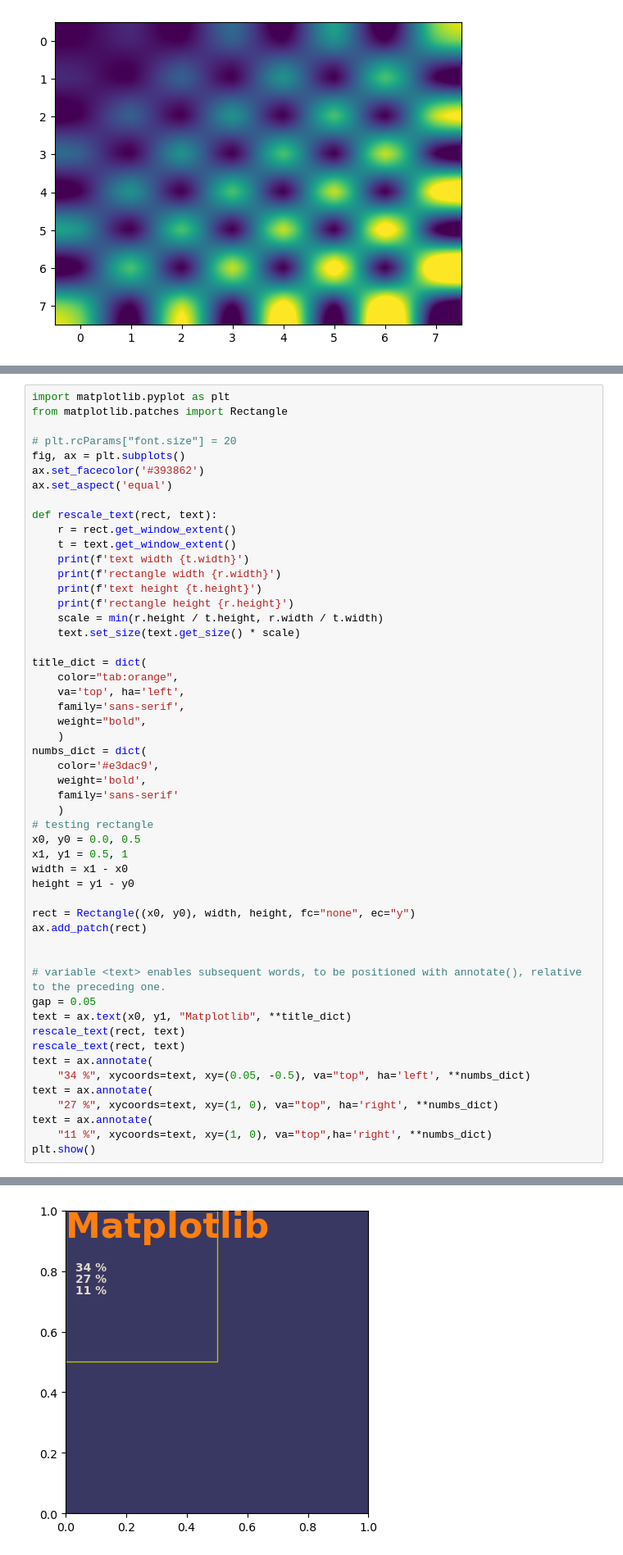
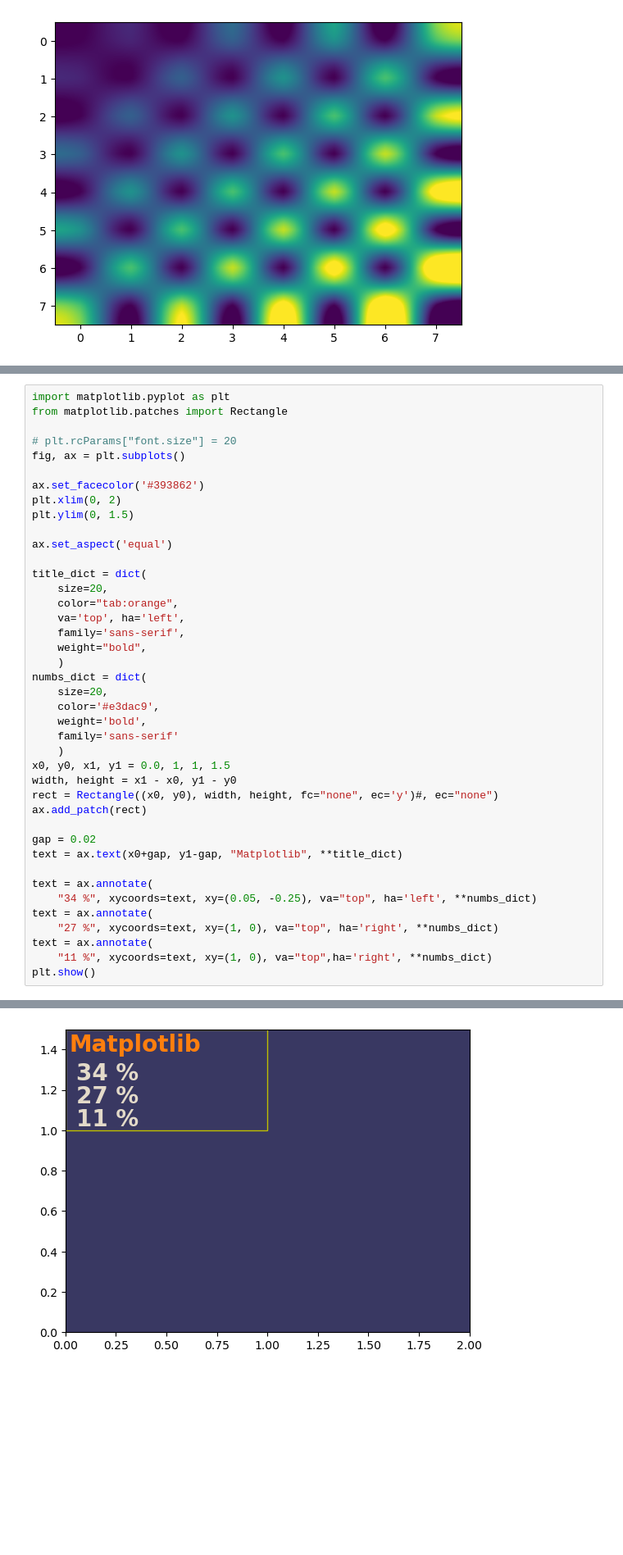
Before and after one commit to Polatucha16/FunnelGraph, a Jupyter notebook: FunnelGraph/example.ipynb, the cells around one changed output, grey strips where cells are left out. Shown: that part at 82% size. Drawn from its saved outputs; the diff is of its cells as text; blank space fills up the shorter version.

```diff
--- a/FunnelGraph/example.ipynb
+++ b/FunnelGraph/example.ipynb
@@ -520,47 +538,36 @@ from matplotlib.patches import Rectangle
 
 # plt.rcParams["font.size"] = 20
 fig, ax = plt.subplots()
+
 ax.set_facecolor('#393862')
+plt.xlim(0, 2)
+plt.ylim(0, 1.5)
+
 ax.set_aspect('equal')
 
-def rescale_text(rect, text):
-    r = rect.get_window_extent()
-    t = text.get_window_extent()
-    print(f'text width {t.width}')
-    print(f'rectangle width {r.width}')
-    print(f'text height {t.height}')
-    print(f'rectangle height {r.height}')
-    scale = min(r.height / t.height, r.width / t.width)
-    text.set_size(text.get_size() * scale)
-
 title_dict = dict(
+    size=20,
     color="tab:orange",
     va='top', ha='left',
     family='sans-serif',
     weight="bold",
     )
 numbs_dict = dict(
+    size=20,
     color='#e3dac9',
     weight='bold',
     family='sans-serif'
     )
-# testing rectangle
-x0, y0 = 0.0, 0.5
-x1, y1 = 0.5, 1
-width = x1 - x0
-height = y1 - y0
-
-rect = Rectangle((x0, y0), width, height, fc="none", ec="y")
+x0, y0, x1, y1 = 0.0, 1, 1, 1.5
+width, height = x1 - x0, y1 - y0
+rect = Rectangle((x0, y0), width, height, fc="none", ec='y')#, ec="none")
 ax.add_patch(rect)
 
+gap = 0.02
+text = ax.text(x0+gap, y1-gap, "Matplotlib", **title_dict)
 
-# variable <text> enables subsequent words, to be positioned with annotate(), relative to the preceding one.
-gap = 0.05
-text = ax.text(x0, y1, "Matplotlib", **title_dict)
-rescale_text(rect, text)
-rescale_text(rect, text)
 text = ax.annotate(
-    "34 %", xycoords=text, xy=(0.05, -0.5), va="top", ha='left', **numbs_dict)
+    "34 %", xycoords=text, xy=(0.05, -0.25), va="top", ha='left', **numbs_dict)
 text = ax.annotate(
     "27 %", xycoords=text, xy=(1, 0), va="top", ha='right', **numbs_dict)
 text = ax.annotate(
@@ -578 +577 @@ rectangle height 184.8
-[figure, old version]
+[figure, new version]
```
Also changed, not shown: parts of 19 cells of this notebook, 9 other files.
